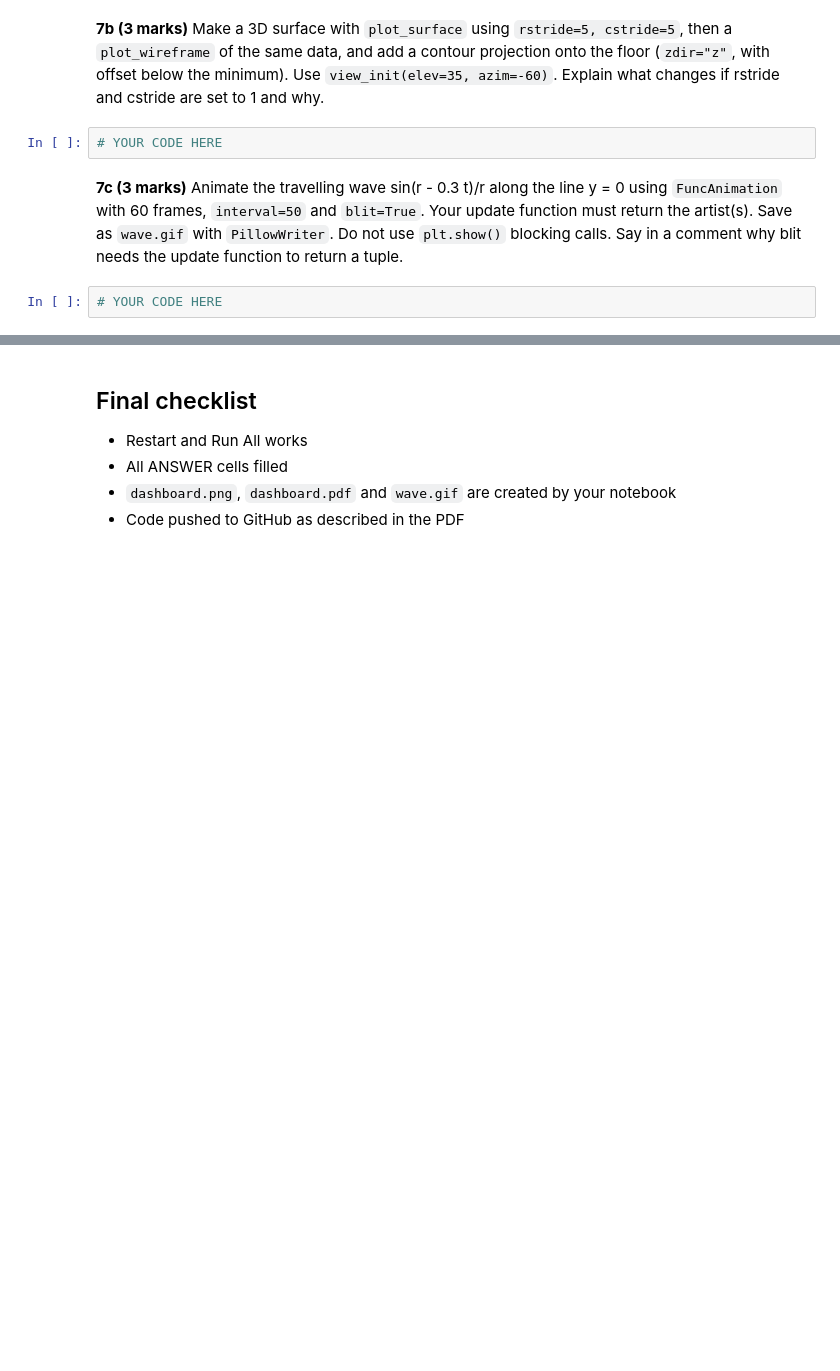
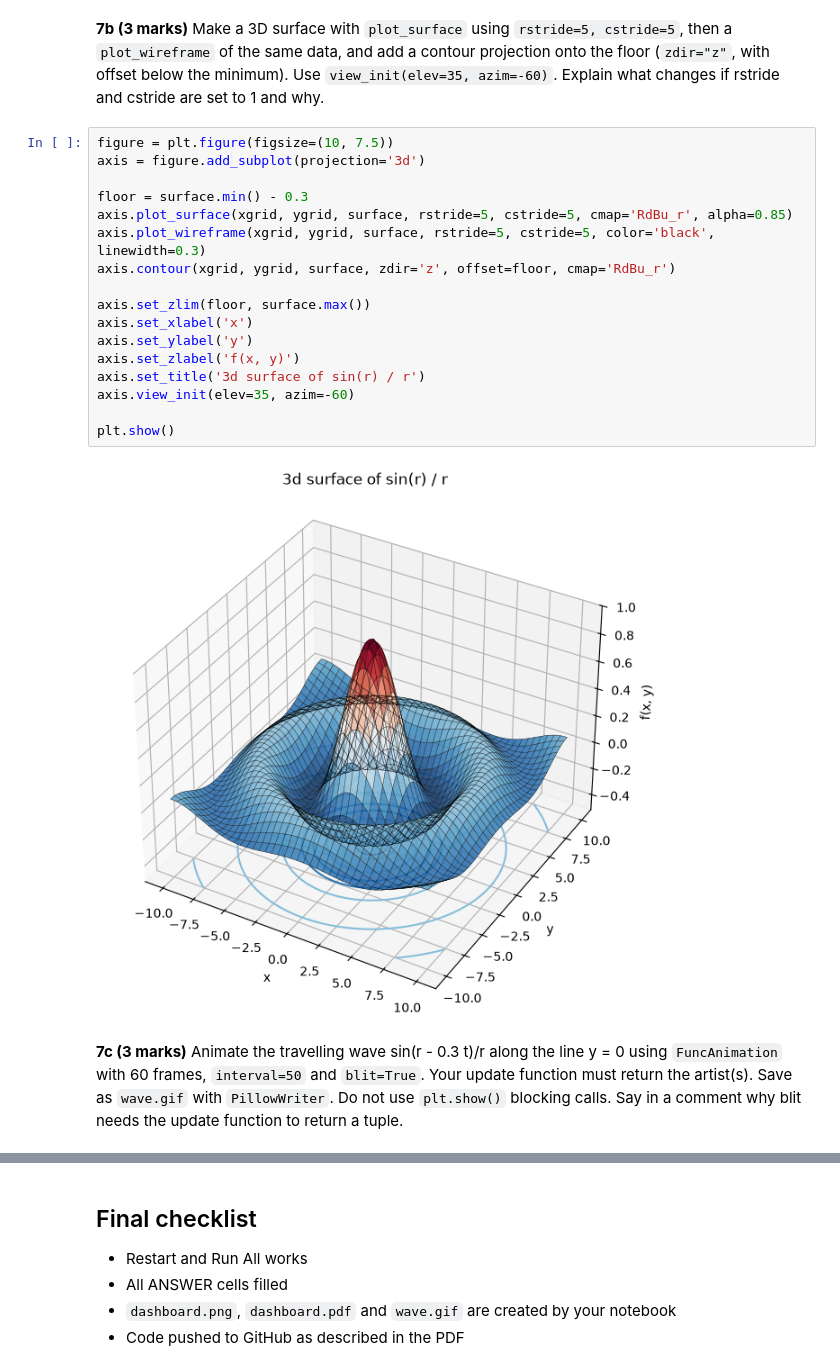
Before and after one commit to moeed07/PAI-AS3-25f-0051, a Jupyter notebook: Assignment3_Programming_for_AI.ipynb, the cells around one changed output, grey strips where cells are left out. Drawn from its saved outputs; the diff is of its cells as text; blank space fills up the shorter version.

```diff
--- a/Assignment3_Programming_for_AI.ipynb
+++ b/Assignment3_Programming_for_AI.ipynb
@@ -623,8 +662,23 @@ Let f(x, y) = sin(r) / r with r = sqrt(x^2 + y^2) on x, y in [-10, 10].
 # %% [markdown]
 **7b (3 marks)** Make a 3D surface with `plot_surface` using `rstride=5, cstride=5`, then a `plot_wireframe` of the same data, and add a contour projection onto the floor (`zdir="z"`, with offset below the minimum). Use `view_init(elev=35, azim=-60)`. Explain what changes if rstride and cstride are set to 1 and why.
-# %%
-# YOUR CODE HERE
+# %%
+figure = plt.figure(figsize=(10, 7.5))
+axis = figure.add_subplot(projection='3d')
+
+floor = surface.min() - 0.3
+axis.plot_surface(xgrid, ygrid, surface, rstride=5, cstride=5, cmap='RdBu_r', alpha=0.85)
+axis.plot_wireframe(xgrid, ygrid, surface, rstride=5, cstride=5, color='black', linewidth=0.3)
+axis.contour(xgrid, ygrid, surface, zdir='z', offset=floor, cmap='RdBu_r')
+
+axis.set_zlim(floor, surface.max())
+axis.set_xlabel('x')
+axis.set_ylabel('y')
+axis.set_zlabel('f(x, y)')
+axis.set_title('3d surface of sin(r) / r')
+axis.view_init(elev=35, azim=-60)
+
+plt.show()
+# %% [output]
+[figure, added]
 # %% [markdown]
 **7c (3 marks)** Animate the travelling wave sin(r - 0.3 t)/r along the line y = 0 using `FuncAnimation` with 60 frames, `interval=50` and `blit=True`. Your update function must return the artist(s). Save as `wave.gif` with `PillowWriter`. Do not use `plt.show()` blocking calls. Say in a comment why blit needs the update function to return a tuple.
-# %%
-# YOUR CODE HERE
```
Also changed, not shown: parts of 3 cells of this notebook.
